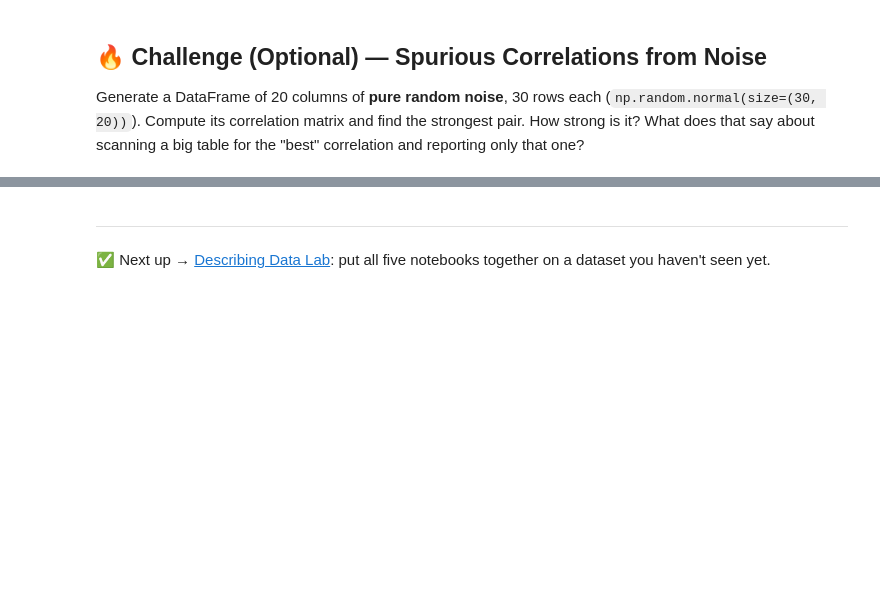
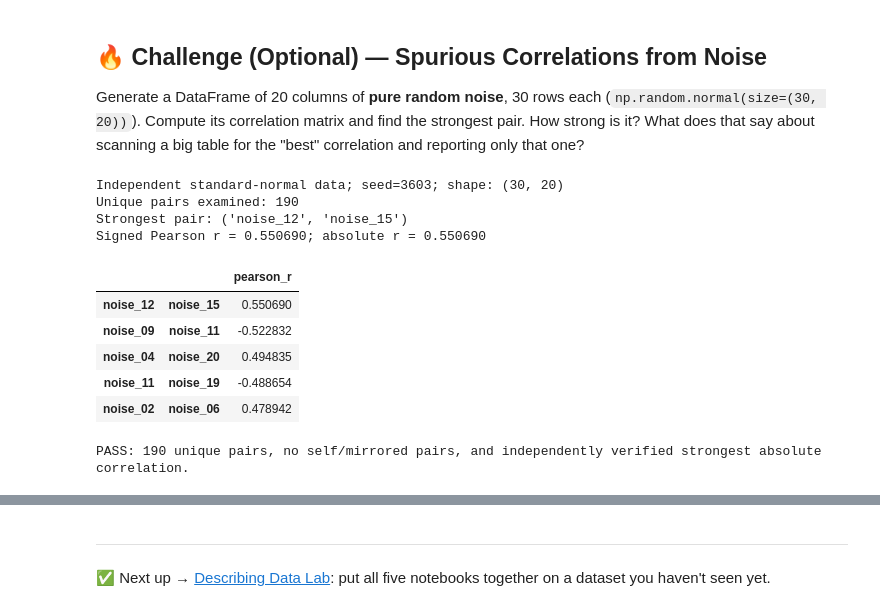
Before and after one commit to Inuka-99/3603-data-science-hulathduwage, a Jupyter notebook: 03-Completed/07-Describing_Data/05-Relationships_and_Correlation.ipynb, the cells around one changed output, grey strips where cells are left out. Saved outputs shown, nothing was run; the diff lists cells and outputs as text; code cells hidden in the pictures; blank space fills up the shorter version.

Commit message:
Demonstrate strongest correlations in independent noise

```diff
--- a/03-Completed/07-Describing_Data/05-Relationships_and_Correlation.ipynb
+++ b/03-Completed/07-Describing_Data/05-Relationships_and_Correlation.ipynb
@@ -489,4 +489,48 @@ Anscombe correlations match only approximately; rounded summaries conceal shape
 ## 🔥 Challenge (Optional) — Spurious Correlations from Noise
 Generate a DataFrame of 20 columns of **pure random noise**, 30 rows each (`np.random.normal(size=(30, 20))`). Compute its correlation matrix and find the strongest pair. How strong is it? What does that say about scanning a big table for the "best" correlation and reporting only that one?
 # %%
-# Optional noise-scanning challenge queued until all required coursework is complete.
+# Optional challenge: scan independent Gaussian noise, with a fixed seed.
+# A local generator leaves the required demonstrations' random state untouched.
+noise_rng = np.random.default_rng(3603)
+noise_columns = [f'noise_{number:02d}' for number in range(1, 21)]
+noise_frame = pd.DataFrame(noise_rng.normal(size=(30, 20)), columns=noise_columns)
+noise_correlations = noise_frame.corr(method='pearson')
+noise_upper = np.triu(np.ones(noise_correlations.shape, dtype=bool), k=1)
+noise_pairs = noise_correlations.where(noise_upper).stack().dropna().rename('pearson_r')
+noise_pairs = noise_pairs.sort_values(key=abs, ascending=False)
+noise_winner = noise_pairs.index[0]
+noise_best_r = float(noise_pairs.iloc[0])
+print('Independent standard-normal data; seed=3603; shape:', noise_frame.shape)
+print('Unique pairs examined:', len(noise_pairs))
+print('Strongest pair:', noise_winner)
+print(f'Signed Pearson r = {noise_best_r:.6f}; absolute r = {abs(noise_best_r):.6f}')
+display(noise_pairs.head(5).to_frame())
+
+# Independently check every pair using Python statistics, including the winner.
+assert noise_frame.shape == (30, 20)
+assert noise_frame.notna().all().all()
+assert len(noise_pairs) == 20 * 19 // 2 == 190
+assert all(left != right for left, right in noise_pairs.index)
+assert len({frozenset(pair) for pair in noise_pairs.index}) == 190
+assert np.allclose(noise_correlations, noise_correlations.T)
+assert np.allclose(np.diag(noise_correlations), 1)
+noise_references = {}
+for left, right in combinations(noise_columns, 2):
+    reference = statistics.correlation(noise_frame[left].tolist(), noise_frame[right].tolist())
+    noise_references[(left, right)] = reference
+    assert math.isclose(noise_pairs.loc[(left, right)], reference, rel_tol=1e-12, abs_tol=1e-12)
+assert max(noise_references, key=lambda pair: abs(noise_references[pair])) == noise_winner
+assert math.isclose(noise_best_r, noise_references[noise_winner], rel_tol=1e-12, abs_tol=1e-12)
+print('PASS: 190 unique pairs, no self/mirrored pairs, and independently verified strongest absolute correlation.')
+# %% [output]
+Independent standard-normal data; seed=3603; shape: (30, 20)
+Unique pairs examined: 190
+Strongest pair: ('noise_12', 'noise_15')
+Signed Pearson r = 0.550690; absolute r = 0.550690
+|  |  | pearson_r |
+| noise_12 | noise_15 | 0.550690 |
+| noise_09 | noise_11 | -0.522832 |
+| noise_04 | noise_20 | 0.494835 |
+| noise_11 | noise_19 | -0.488654 |
+| noise_02 | noise_06 | 0.478942 |
+PASS: 190 unique pairs, no self/mirrored pairs, and independently verified strongest absolute correlation.
```
Also changed, not shown: parts of 1 cell of this notebook, 2 other files.
